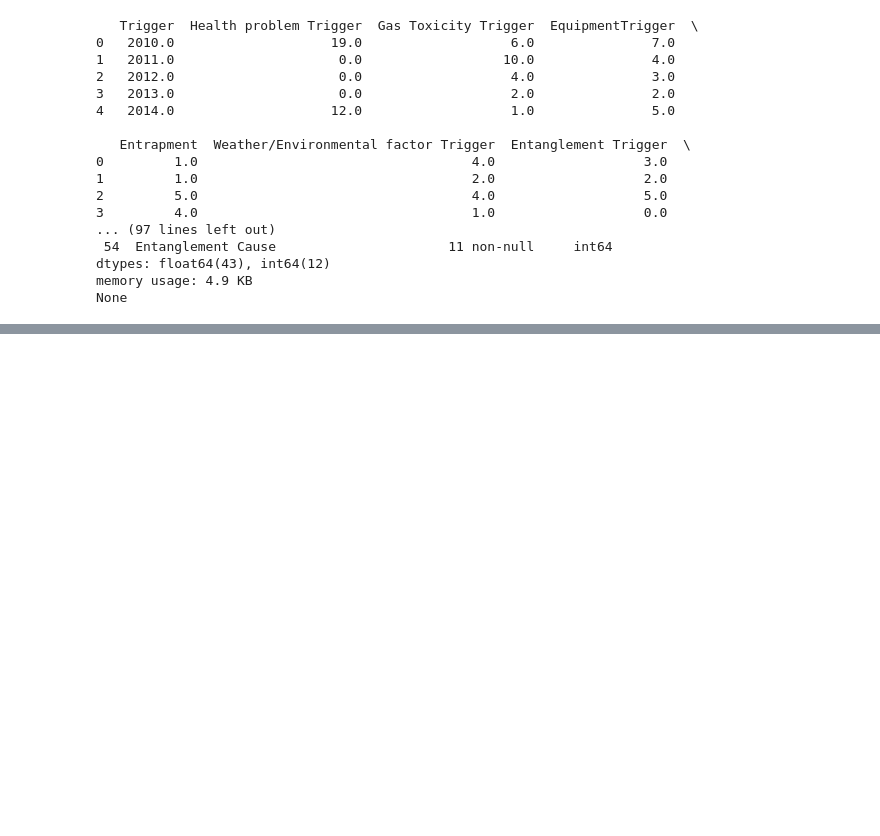
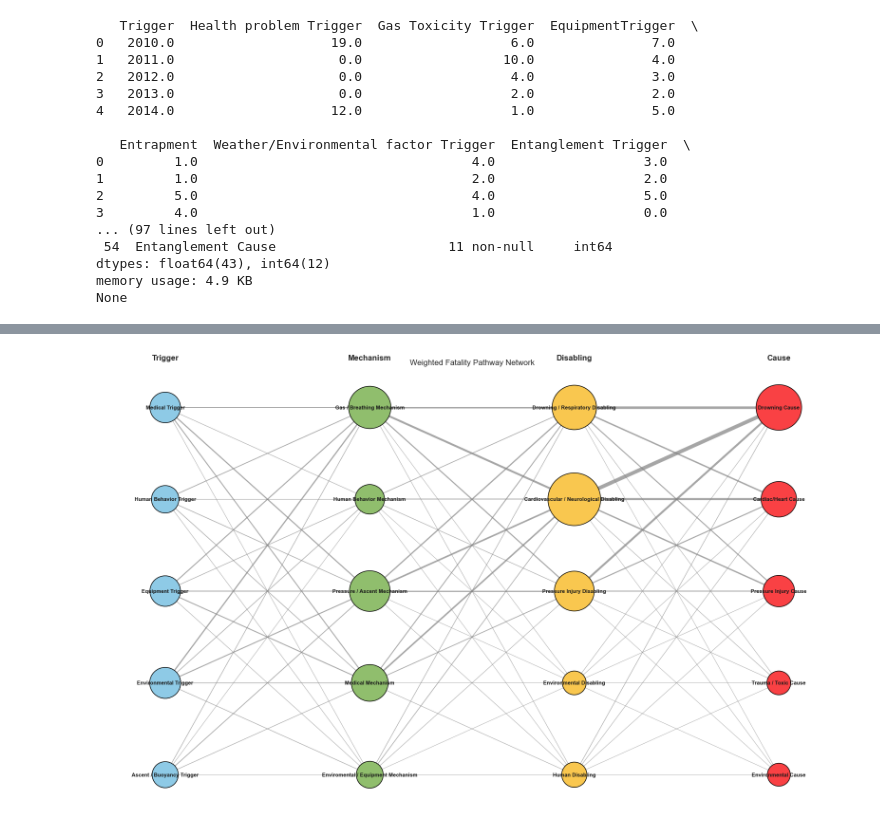
Before and after one commit to mirandagrein/Scuba-Diving-Draft, a Jupyter notebook: Code.ipynb, the cells around one changed output, grey strips where cells are left out. Cells and saved outputs as stored; diff of their text form; code cells hidden in the pictures; blank space fills up the shorter version.

```diff
--- a/Code.ipynb
+++ b/Code.ipynb
@@ -485,0 +759,61 @@ trigger_prop = network_data[trigger_cols].div(network_data[trigger_cols].sum(axi
+# %%
+import matplotlib.pyplot as plt
+
+# Layered visualization
+plt.figure(figsize=(16, 10))
+ax = plt.gca()
+
+stage_x = {"Trigger": 0, "Mechanism": 3, "Disabling": 6, "Cause": 9}
+node_pos = {}
+for stage, cols in stage_groups.items():
+    y_positions = np.linspace(1.0, -1.0, len(cols))
+    for y, node in zip(y_positions, cols):
+        node_pos[node] = (stage_x[stage], y)
+
+stage_colors = {
+    "Trigger": "#8ecae6",
+    "Mechanism": "#90be6d",
+    "Disabling": "#f9c74f",
+    "Cause": "#f94144",
+}
+
+strength_lookup = metrics.set_index("node")["strength"].to_dict()
+max_strength = max(strength_lookup.values()) if strength_lookup else 1.0
+
+for stage, cols in stage_groups.items():
+    nx.draw_networkx_nodes(
+        G,
+        node_pos,
+        nodelist=cols,
+        node_color=stage_colors[stage],
+        node_size=[1200 + 5200 * (strength_lookup.get(node, 0) / max_strength) for node in cols],
+        edgecolors="black",
+        linewidths=1.0,
+        ax=ax,
+    )
+
+nx.draw_networkx_labels(G, node_pos, font_size=8, font_weight="bold", ax=ax)
+
+edge_weights = [G[u][v]["weight"] for u, v in G.edges()]
+max_weight = max(edge_weights) if edge_weights else 1.0
+widths = [0.6 + 5.0 * (w / max_weight) for w in edge_weights]
+
+nx.draw_networkx_edges(
+    G,
+    node_pos,
+    width=widths,
+    edge_color="gray",
+    alpha=0.7,
+    arrows=False,
+    ax=ax,
+)
+
+for stage, x in stage_x.items():
+    ax.text(x, 1.25, stage, ha="center", va="bottom", fontsize=12, fontweight="bold")
+
+ax.set_title("Weighted Fatality Pathway Network")
+ax.set_axis_off()
+plt.tight_layout()
+plt.show()
+# %% [output]
+[figure, added]
```
Also changed, not shown: parts of 10 cells of this notebook.
